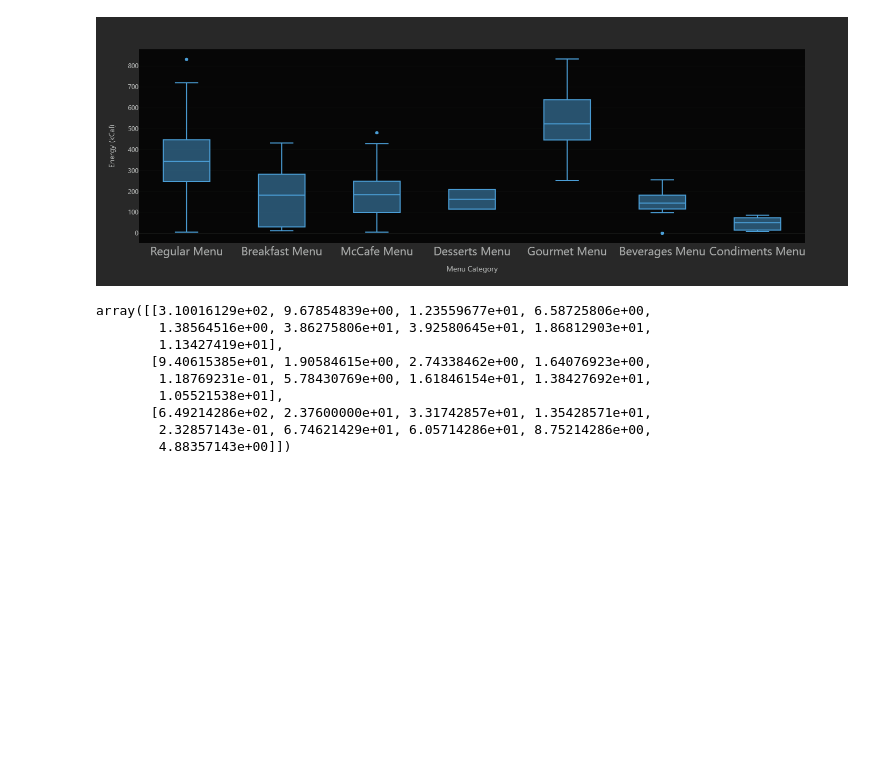
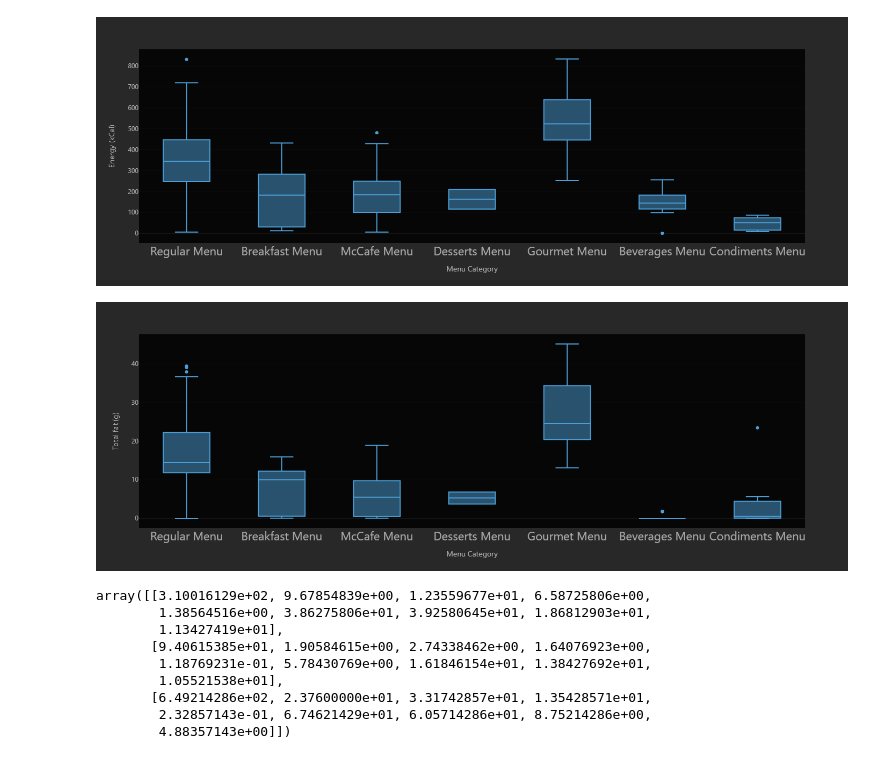
Before and after one commit to Lucianojr01/Analise_mac_donalt, a Jupyter notebook: Analise_Mac_india.ipynb, the cells around one changed output. Saved outputs shown, nothing was run; the diff lists cells and outputs as text; code cells hidden in the pictures; blank space fills up the shorter version.

```diff
--- a/Analise_Mac_india.ipynb
+++ b/Analise_Mac_india.ipynb
@@ -236,7 +236,11 @@ fig.show('png')
 # %% [output]
 [figure]
 # %%
-px.box(tabela, x = 'Menu Category', y = 'Total fat (g)' ,template = 'cyborg')
+fig = px.box(tabela, x = 'Menu Category', y = 'Total fat (g)' ,template = 'cyborg',width=1400)
+fig.update_layout(xaxis=dict(tickfont=dict(size=22)))
+fig.show('png')
+# %% [output]
+[figure, added]
 # %%
 tabela2 = tabela.drop(['Menu Category','Menu Items','Per Serve Size','Sodium (mg)'],axis=1)
 # %%
```
